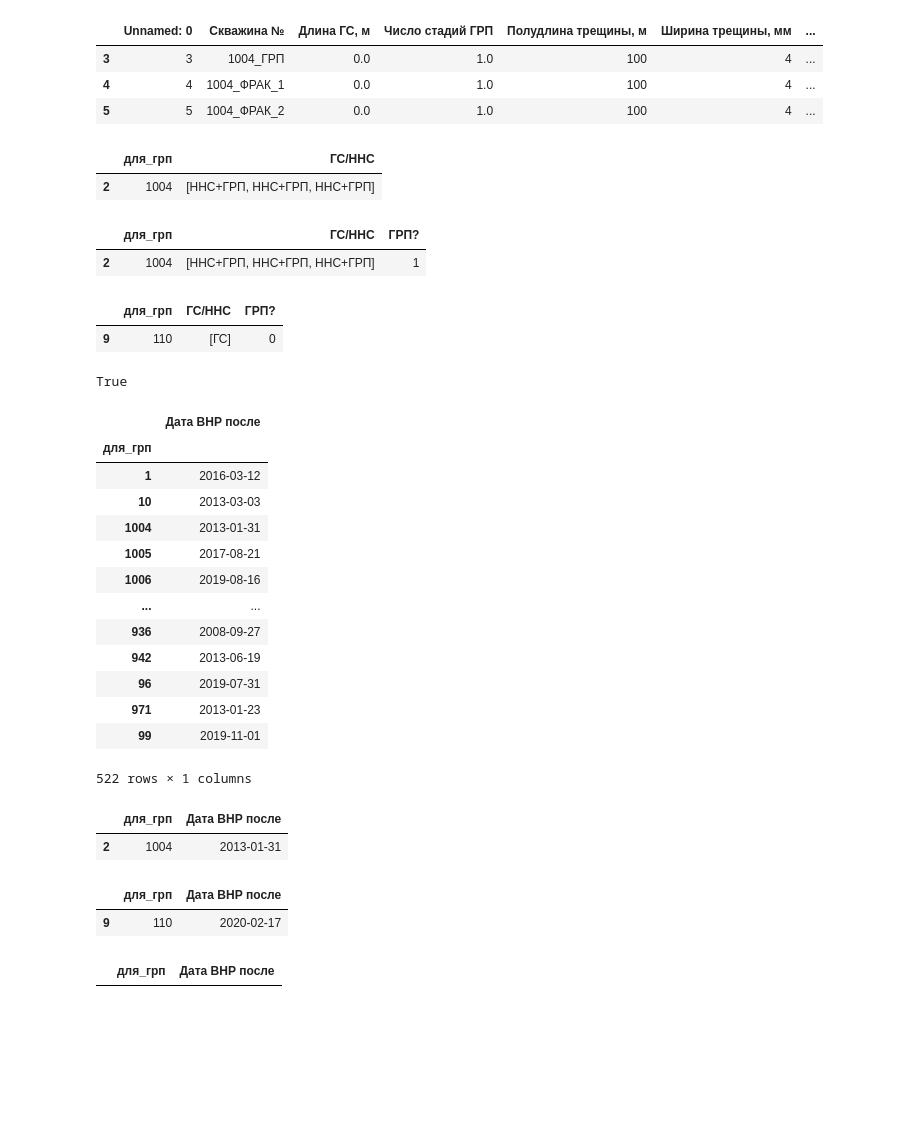
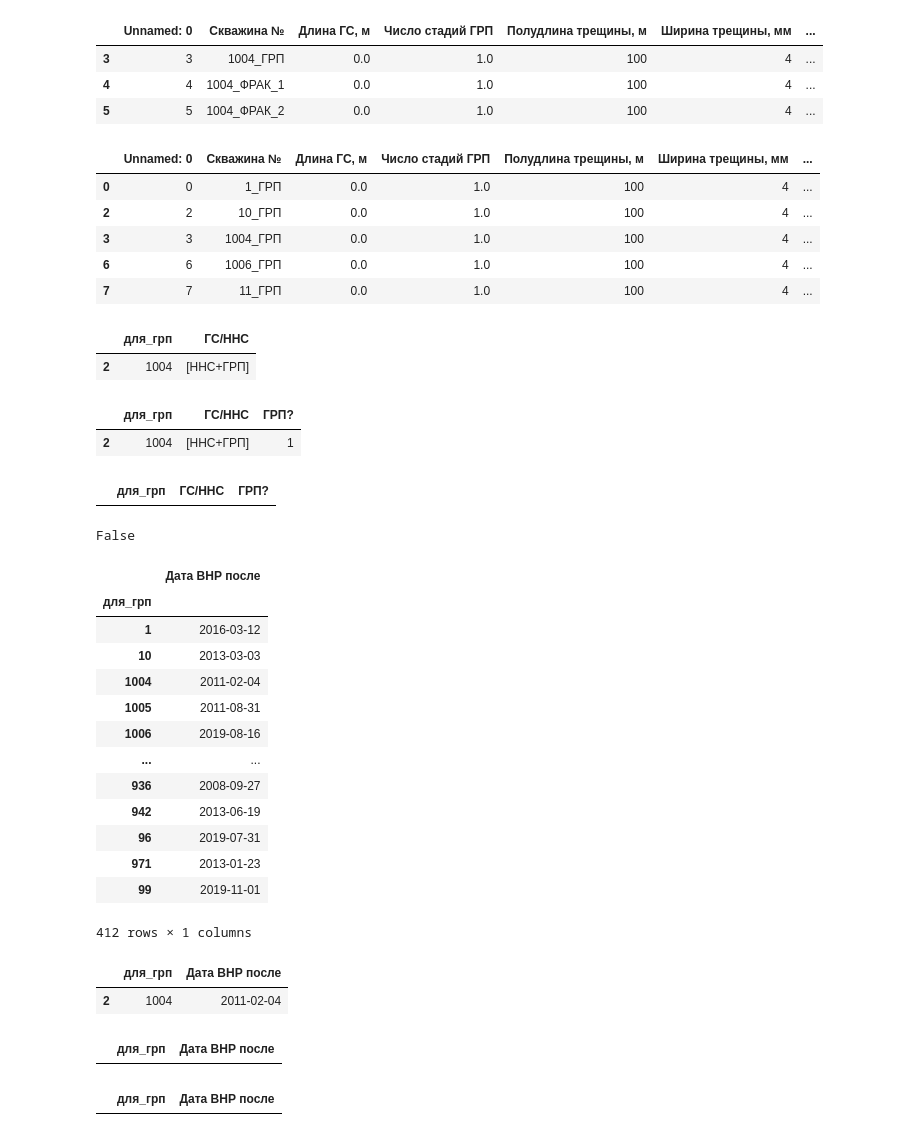
Before and after one commit to lybmvvs/gazpromapp, a Jupyter notebook: First_button_fix.ipynb, the cells around one changed output. Saved outputs shown, nothing was run; the diff lists cells and outputs as text; code cells hidden in the pictures; blank space fills up the shorter version.

Commit message:
ipynb with correct forming of step dataframe

```diff
--- a/First_button_fix.ipynb
+++ b/First_button_fix.ipynb
@@ -226,6 +226,21 @@ data.loc[data['для_грп'] == '1004']
 | 3 | 3 | 1004_ГРП | 0.0 | 1.0 | 100 | 4 | ... |
 | 4 | 4 | 1004_ФРАК_1 | 0.0 | 1.0 | 100 | 4 | ... |
 | 5 | 5 | 1004_ФРАК_2 | 0.0 | 1.0 | 100 | 4 | ... |
+# %%
+#важно
+data['fix'] = data.apply(
+                lambda x:
+                1 if 'ГРП' in str(x['Скважина №'])
+                else 0, axis=1)
+data = data.drop(data[data['fix'] == 0].index)
+data.head()
+# %% [output]
+|  | Unnamed: 0 | Скважина № | Длина ГС, м | Число стадий ГРП | Полудлина трещины, м | Ширина трещины, мм | ... |
+| 0 | 0 | 1_ГРП | 0.0 | 1.0 | 100 | 4 | ... |
+| 2 | 2 | 10_ГРП | 0.0 | 1.0 | 100 | 4 | ... |
+| 3 | 3 | 1004_ГРП | 0.0 | 1.0 | 100 | 4 | ... |
+| 6 | 6 | 1006_ГРП | 0.0 | 1.0 | 100 | 4 | ... |
+| 7 | 7 | 11_ГРП | 0.0 | 1.0 | 100 | 4 | ... |
 # %%
 no_grp = data.groupby('для_грп').agg(
                 {'ГС/ННС': lambda x:
@@ -235,7 +250,7 @@ no_grp.reset_index(inplace=True)
 no_grp.loc[no_grp['для_грп'] == '1004']
 # %% [output]
 |  | для_грп | ГС/ННС |
-| 2 | 1004 | [ННС+ГРП, ННС+ГРП, ННС+ГРП] |
+| 2 | 1004 | [ННС+ГРП] |
 # %%
 no_grp['ГРП?'] = no_grp.apply(
                 lambda x:
@@ -244,32 +259,33 @@ no_grp['ГРП?'] = no_grp.apply(
 no_grp.loc[no_grp['для_грп'] == '1004']
 # %% [output]
 |  | для_грп | ГС/ННС | ГРП? |
-| 2 | 1004 | [ННС+ГРП, ННС+ГРП, ННС+ГРП] | 1 |
+| 2 | 1004 | [ННС+ГРП] | 1 |
 # %%
 no_grp = no_grp.drop(no_grp[no_grp['ГРП?'] == 1].index)
 no_grp.loc[no_grp['для_грп'] == '110']
 # %% [output]
 |  | для_грп | ГС/ННС | ГРП? |
-| 9 | 110 | [ГС] | 0 |
 # %%
 spisok = no_grp['для_грп'].tolist()
 '110' in spisok
 # %% [output]
-True
+False
 # %%
 step = data.groupby('для_грп').agg(
                 {date_column_name: lambda x:
-                x.tolist()[0]
-                if len(x.tolist()) == 1 else x.tolist()[1]}
+                x.tolist()[0] })
+no_grp = data.groupby('для_грп').agg(
+                {'ГС/ННС': lambda x:
+                x.tolist()}
             )
 step
 # %% [output]
 |  | Дата ВНР после |
 | для_грп |  |
 | 1 | 2016-03-12 |
 | 10 | 2013-03-03 |
-| 1004 | 2013-01-31 |
-| 1005 | 2017-08-21 |
+| 1004 | 2011-02-04 |
+| 1005 | 2011-08-31 |
 | 1006 | 2019-08-16 |
 | ... | ... |
 | 936 | 2008-09-27 |
@@ -277,19 +293,18 @@ step
 | 96 | 2019-07-31 |
 | 971 | 2013-01-23 |
 | 99 | 2019-11-01 |
-522 rows × 1 columns
+412 rows × 1 columns
 # %%
 step.reset_index(inplace=True)
 # %%
 step.loc[step['для_грп'] == '1004']
 # %% [output]
 |  | для_грп | Дата ВНР после |
-| 2 | 1004 | 2013-01-31 |
+| 2 | 1004 | 2011-02-04 |
 # %%
 step.loc[step['для_грп'] == '110']
 # %% [output]
 |  | для_грп | Дата ВНР после |
-| 9 | 110 | 2020-02-17 |
 # %%
 step = step[~step['для_грп'].isin(spisok)].reset_index(drop=True)
 step.loc[step['для_грп'] == '110']
```
Also changed, not shown: parts of 3 cells of this notebook.
